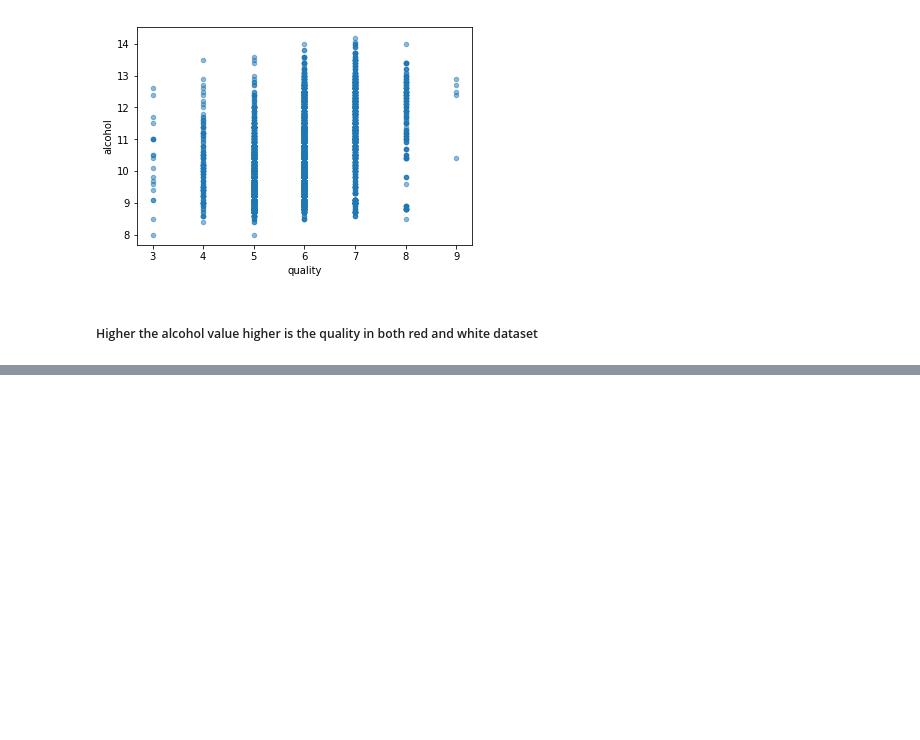
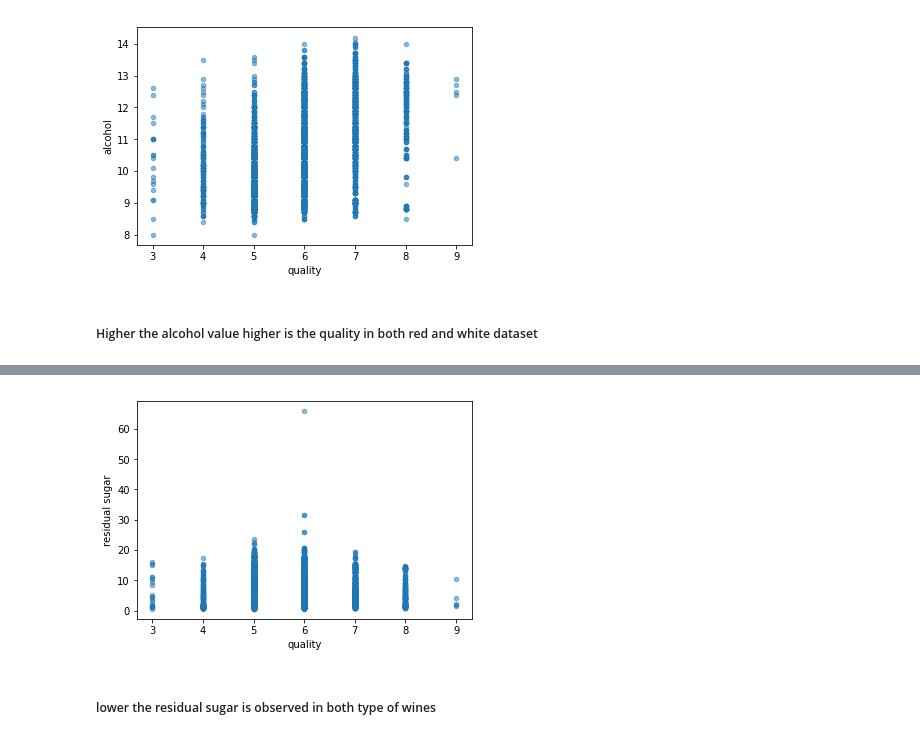
Before and after one commit to PadmarajBhat/DataAnalyst-1, a Jupyter notebook: The Data Analysis Process/Data Analysis Process Notes.ipynb, the cells around one changed output, grey strips where cells are left out. Drawn from its saved outputs; the diff is of its cells as text; code cells hidden in the pictures; blank space fills up the shorter version.

```diff
--- a/The Data Analysis Process/Data Analysis Process Notes.ipynb
+++ b/The Data Analysis Process/Data Analysis Process Notes.ipynb
@@ -101,0 +112,6 @@ df_white.plot.scatter('quality', 'alcohol', alpha=0.5);
+# %%
+df_white.plot.scatter('quality', 'residual sugar', alpha=0.5);
+# %% [output]
+[figure, added]
+# %% [markdown]
+##### lower the residual sugar is observed in both type of wines
```
Also changed, not shown: parts of 3 cells of this notebook.
